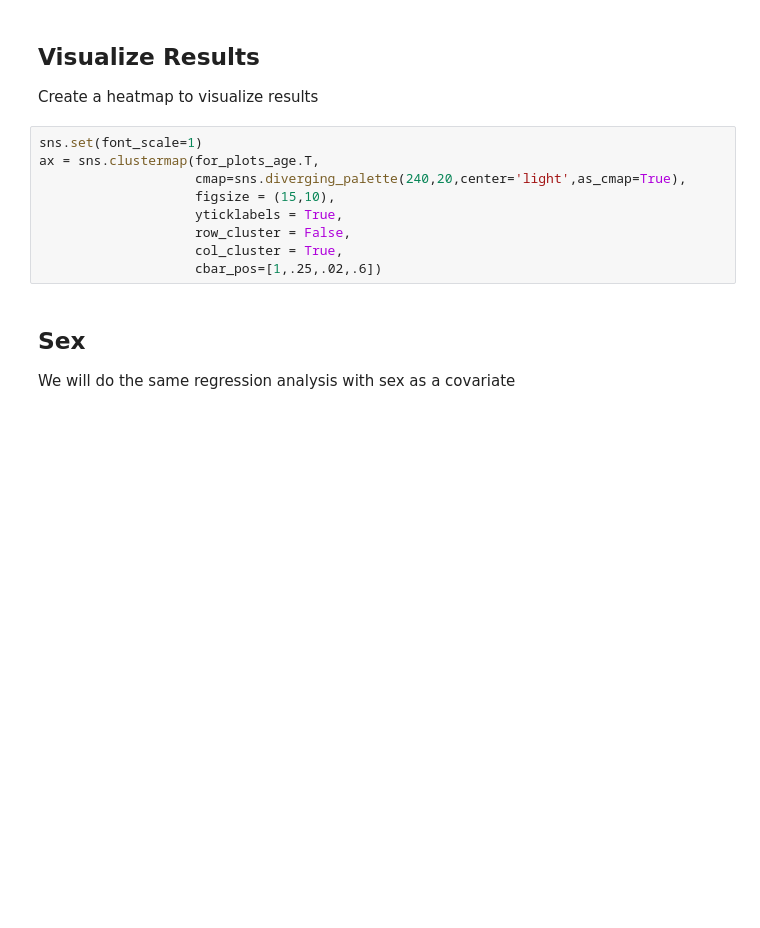
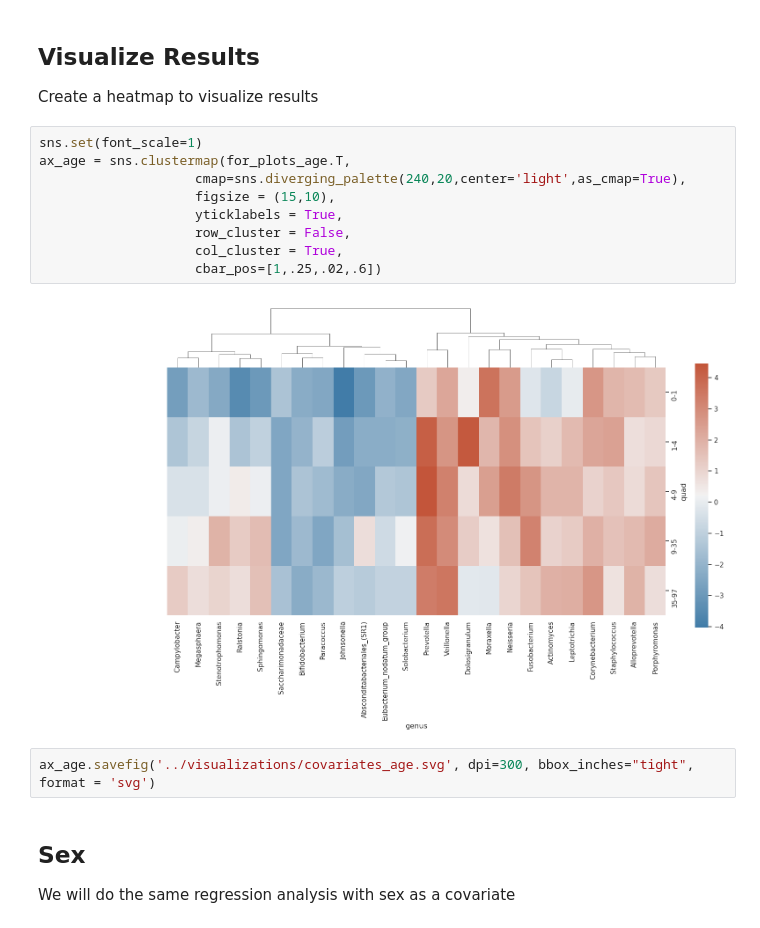
Before and after one commit to Gibbons-Lab/202_URTmetanalysis, a Jupyter notebook: notebooks/covariate_analysis.ipynb, the cells around one changed output. Drawn from its saved outputs; the diff is of its cells as text; blank space fills up the shorter version.

```diff
--- a/notebooks/covariate_analysis.ipynb
+++ b/notebooks/covariate_analysis.ipynb
@@ -127,13 +149,17 @@ for_plots_age
 Create a heatmap to visualize results
 # %%
 sns.set(font_scale=1)
-ax = sns.clustermap(for_plots_age.T,
+ax_age = sns.clustermap(for_plots_age.T,
                     cmap=sns.diverging_palette(240,20,center='light',as_cmap=True),
                     figsize = (15,10),
                     yticklabels = True,
                     row_cluster = False,
                     col_cluster = True,
                     cbar_pos=[1,.25,.02,.6])
+# %% [output]
+[figure, added]
+# %%
+ax_age.savefig('../visualizations/covariates_age.svg', dpi=300, bbox_inches="tight", format = 'svg')
 # %% [markdown]
 ## Sex
 We will do the same regression analysis with sex as a covariate
```
Also changed, not shown: parts of 3 cells of this notebook, 1 other file.
